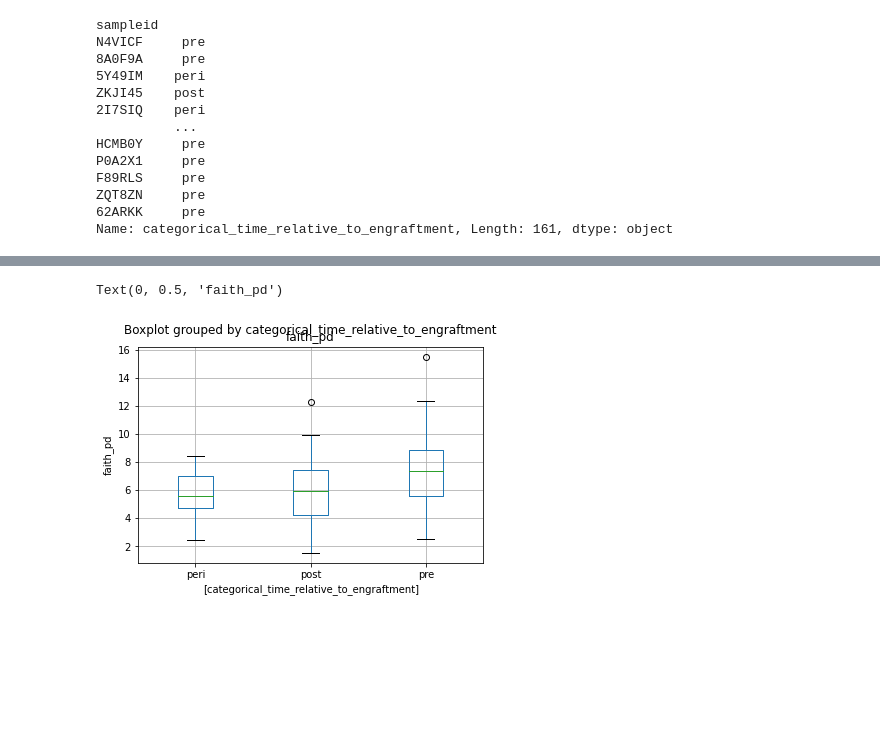
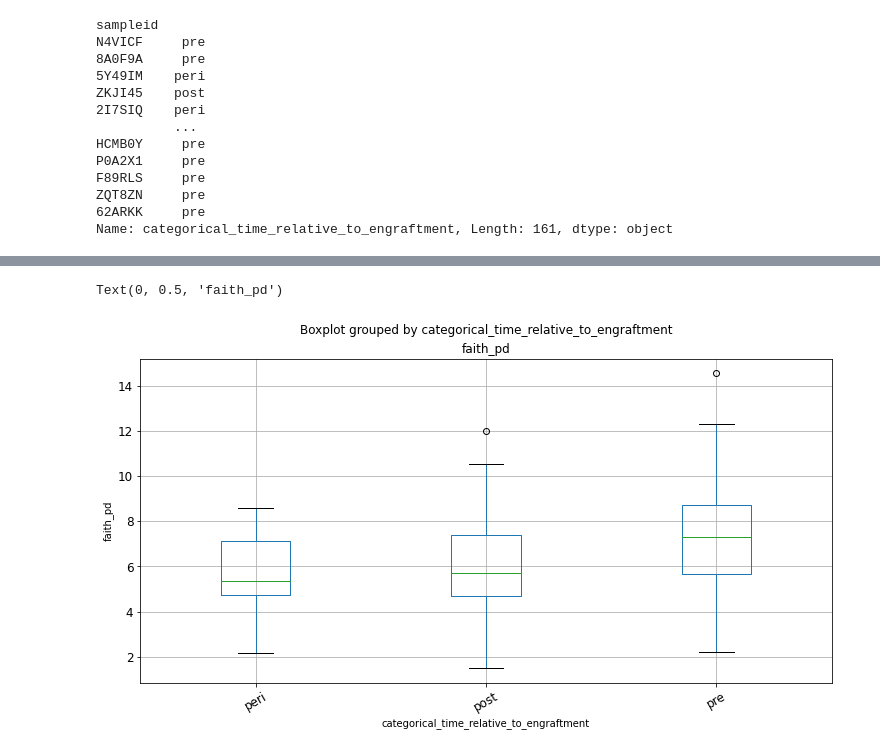
Before and after one commit to banucavlak/alien-cancer-cure, a Jupyter notebook: Alpha_diversity.ipynb, the cells around one changed output, grey strips where cells are left out. Saved outputs shown, nothing was run; the diff lists cells and outputs as text; code cells hidden in the pictures; blank space fills up the shorter version.

```diff
--- a/Alpha_diversity.ipynb
+++ b/Alpha_diversity.ipynb
@@ -260,7 +424,7 @@ concat
 131 rows × 2 columns
 # %%
-concat.boxplot(by='categorical_time_relative_to_engraftment')
+concat.boxplot(column="faith_pd", by="categorical_time_relative_to_engraftment", rot=30, fontsize=12, figsize=(12,6))
 plt.ylabel('faith_pd')
 # %% [output]
 Text(0, 0.5, 'faith_pd')
-[figure, old version]
+[figure, new version]
```
Also changed, not shown: parts of 56 cells of this notebook.
